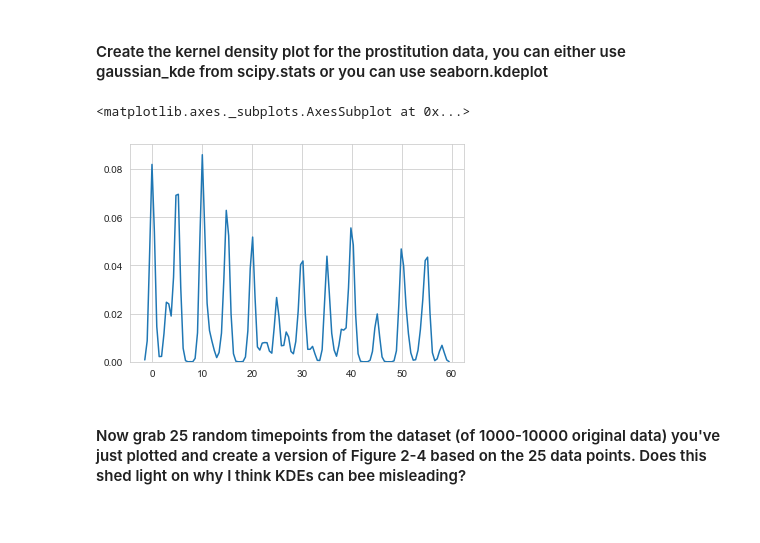
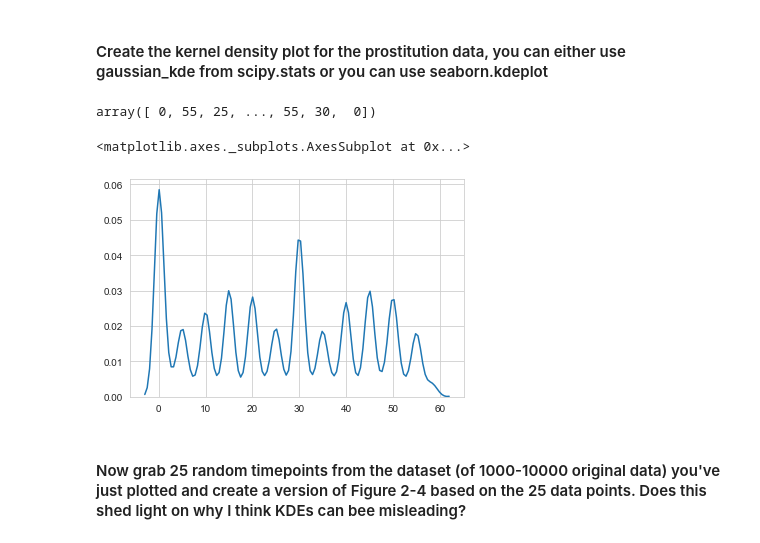
Before and after one commit to IncioMan/socialdata, a Jupyter notebook: Week3/Part3_Alex.ipynb, the cells around one changed output. Saved outputs shown, nothing was run; the diff lists cells and outputs as text; code cells hidden in the pictures.

```diff
--- a/Week3/Part3_Alex.ipynb
+++ b/Week3/Part3_Alex.ipynb
@@ -106,11 +90,18 @@ Text(0.5, 1.0, 'ROBBERY')
 # %% [markdown]
 #### Create the kernel density plot for the prostitution data, you can either use gaussian_kde from scipy.stats or you can use seaborn.kdeplot
+# %%
+crime = "PROSTITUTION"
+prostitution_data = data[(data.Category==crime)]
+prostplotdata = prostitution_data['Minutes']
+prostplotdata.values
+# %% [output]
+array([ 0, 55, 25, ..., 55, 30,  0])
 # %%
 sns.set_style('whitegrid')
-sns.kdeplot(np.array(prostitution_data.Minutes), bw=0.5)
+sns.kdeplot(prostplotdata.values, bw=1)
 # %% [output]
 <matplotlib.axes._subplots.AxesSubplot at 0x...>
-[figure, old version]
+[figure, new version]
 # %% [markdown]
 #### Now grab 25 random timepoints from the dataset (of 1000-10000 original data) you've just plotted and create a version of Figure 2-4 based on the 25 data points. Does this shed light on why I think KDEs can bee misleading?
 # %%
```
Also changed, not shown: parts of 9 cells of this notebook, 2 other files.
